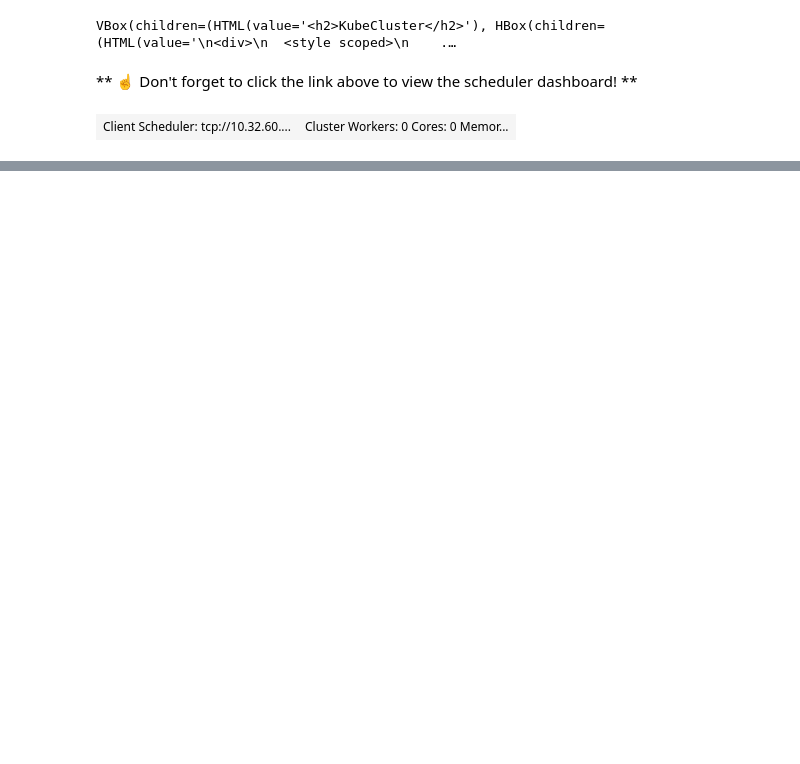
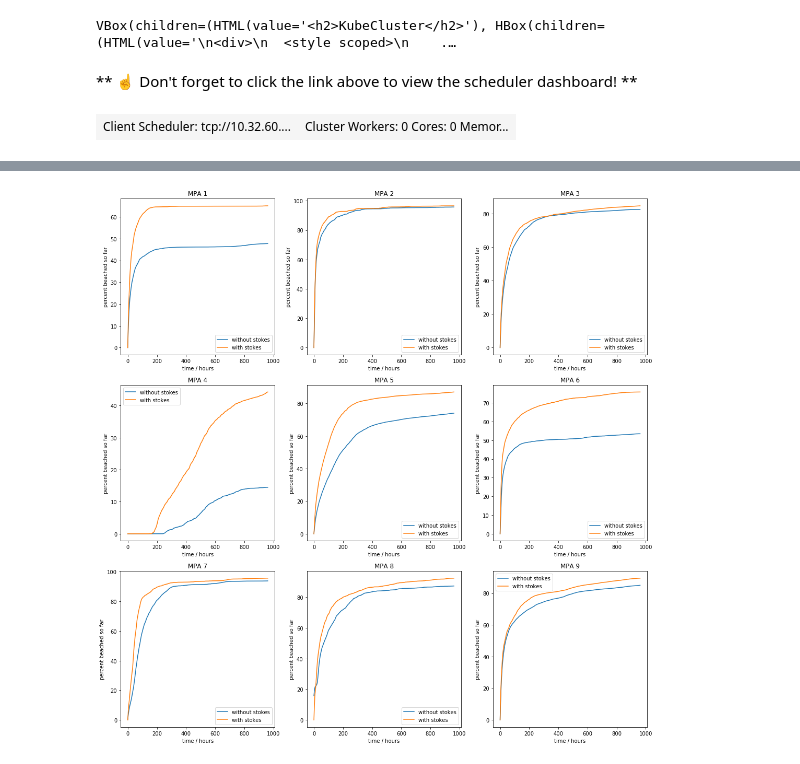
Before and after one commit to willirath/medseaconnectivity, a Jupyter notebook: notebooks/Histograms_Stokes_vs_NoStokes.ipynb, the cells around one changed output, grey strips where cells are left out. Saved outputs shown, nothing was run; the diff lists cells and outputs as text; code cells hidden in the pictures; blank space fills up the shorter version.

```diff
--- a/notebooks/Histograms_Stokes_vs_NoStokes.ipynb
+++ b/notebooks/Histograms_Stokes_vs_NoStokes.ipynb
@@ -188,0 +305,16 @@ for MPA, _ax in zip(range(9), ax):
+# %%
+fig, ax = plt.subplots(3, 3, sharex=False, sharey=False, figsize=(15, 15))
+ax = ax.flatten()
+
+for MPA in range(1, 10):
+    (data.loc[False, MPA, 0]["thinned_data_005_percent"].distance.isnull().mean("traj") * 100).compute(retries=40).plot(ax=ax[MPA-1], label="without stokes");
+    (data.loc[True, MPA, 0]["thinned_data_005_percent"].distance.isnull().mean("traj") * 100).compute(retries=40).plot(ax=ax[MPA-1], label="with stokes");
+
+    ax[MPA-1].set_title(f"MPA {MPA}")
+    ax[MPA-1].set_xlabel("time / hours")
+    ax[MPA-1].set_ylabel("percent beached so far")
+    ax[MPA-1].legend(loc=0, ncol=1);
+
+fig.tight_layout();
+# %% [output]
+[figure, added]
```
Also changed, not shown: parts of 27 cells of this notebook.
